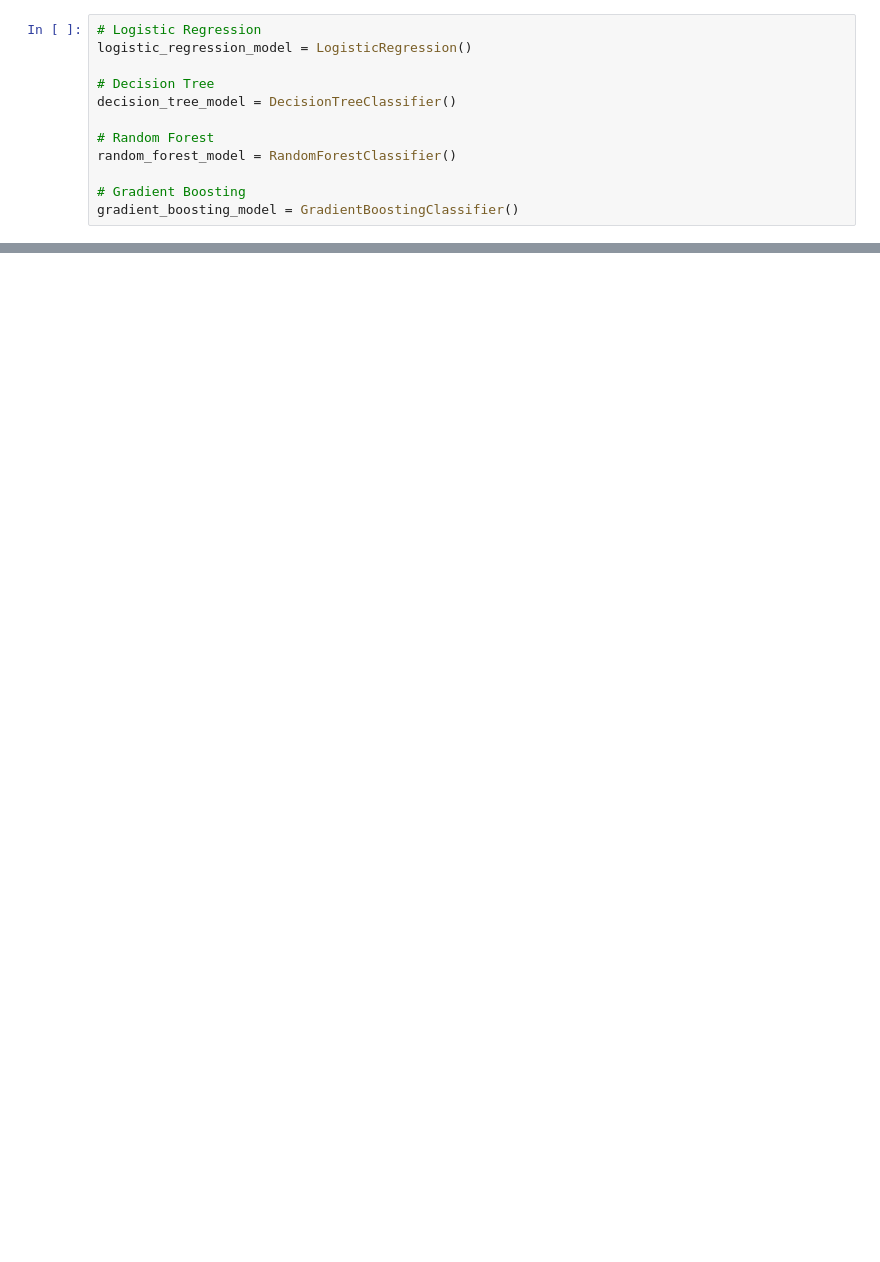
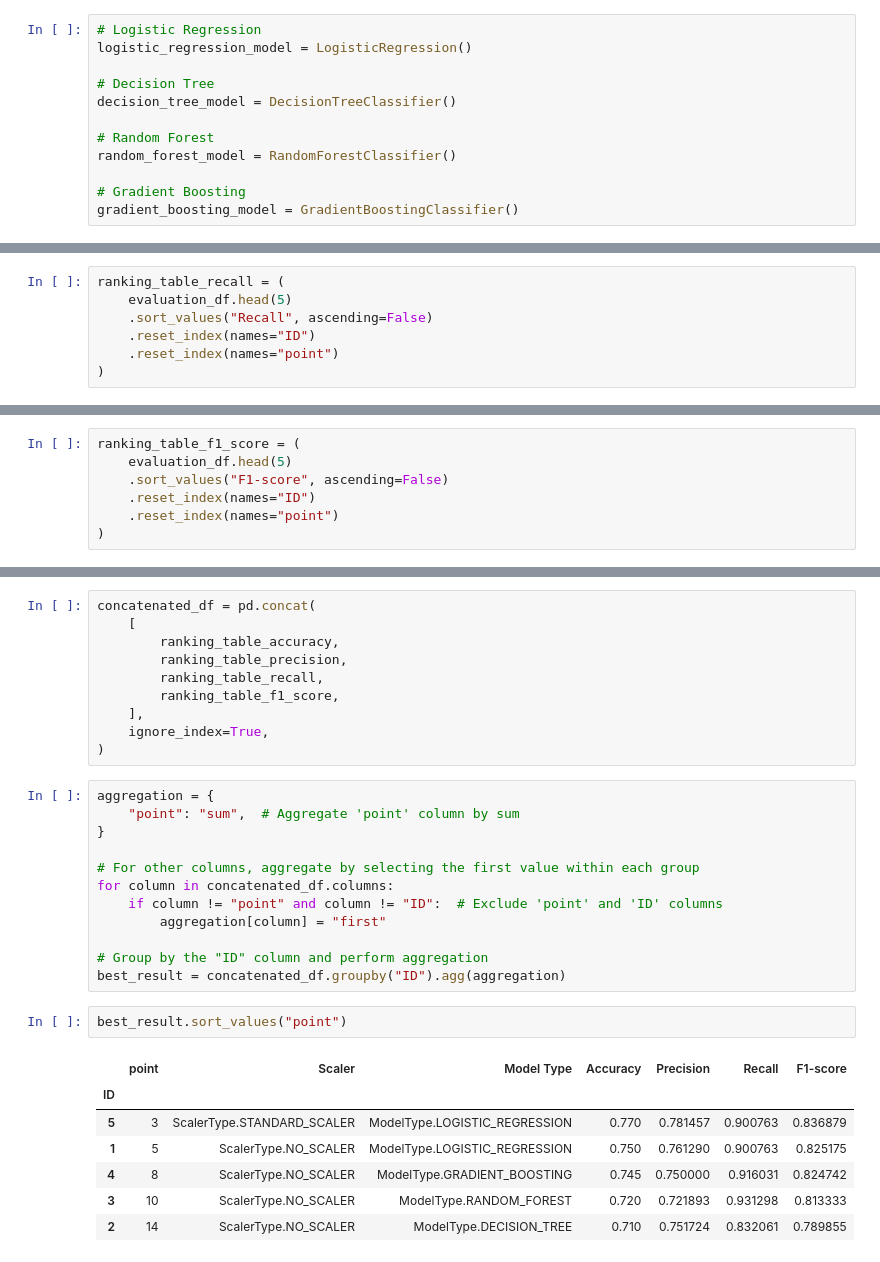
Before and after one commit to DucTrung1802/DS, a Jupyter notebook: GoogleClassroom/9_KHDL_K6_Scikit_learn.ipynb, the cells around one changed output, grey strips where cells are left out. Cells and saved outputs as stored; diff of their text form; blank space fills up the shorter version.

```diff
--- a/GoogleClassroom/9_KHDL_K6_Scikit_learn.ipynb
+++ b/GoogleClassroom/9_KHDL_K6_Scikit_learn.ipynb
@@ -643,0 +747,7 @@ fit_and_evaluate_model(
+# %%
+ranking_table_recall = (
+    evaluation_df.head(5)
+    .sort_values("Recall", ascending=False)
+    .reset_index(names="ID")
+    .reset_index(names="point")
+)
@@ -643,0 +763,7 @@ fit_and_evaluate_model(
+# %%
+ranking_table_f1_score = (
+    evaluation_df.head(5)
+    .sort_values("F1-score", ascending=False)
+    .reset_index(names="ID")
+    .reset_index(names="point")
+)
@@ -643,0 +779,32 @@ fit_and_evaluate_model(
+# %%
+concatenated_df = pd.concat(
+    [
+        ranking_table_accuracy,
+        ranking_table_precision,
+        ranking_table_recall,
+        ranking_table_f1_score,
+    ],
+    ignore_index=True,
+)
+# %%
+aggregation = {
+    "point": "sum",  # Aggregate 'point' column by sum
+}
+
+# For other columns, aggregate by selecting the first value within each group
+for column in concatenated_df.columns:
+    if column != "point" and column != "ID":  # Exclude 'point' and 'ID' columns
+        aggregation[column] = "first"
+
+# Group by the "ID" column and perform aggregation
+best_result = concatenated_df.groupby("ID").agg(aggregation)
+# %%
+best_result.sort_values("point")
+# %% [output]
+|  | point | Scaler | Model Type | Accuracy | Precision | Recall | F1-score |
+| ID |  |  |  |  |  |  |  |
+| 5 | 3 | ScalerType.STANDARD_SCALER | ModelType.LOGISTIC_REGRESSION | 0.770 | 0.781457 | 0.900763 | 0.836879 |
+| 1 | 5 | ScalerType.NO_SCALER | ModelType.LOGISTIC_REGRESSION | 0.750 | 0.761290 | 0.900763 | 0.825175 |
+| 4 | 8 | ScalerType.NO_SCALER | ModelType.GRADIENT_BOOSTING | 0.745 | 0.750000 | 0.916031 | 0.824742 |
+| 3 | 10 | ScalerType.NO_SCALER | ModelType.RANDOM_FOREST | 0.720 | 0.721893 | 0.931298 | 0.813333 |
+| 2 | 14 | ScalerType.NO_SCALER | ModelType.DECISION_TREE | 0.710 | 0.751724 | 0.832061 | 0.789855 |
```
Also changed, not shown: parts of 25 cells of this notebook.
